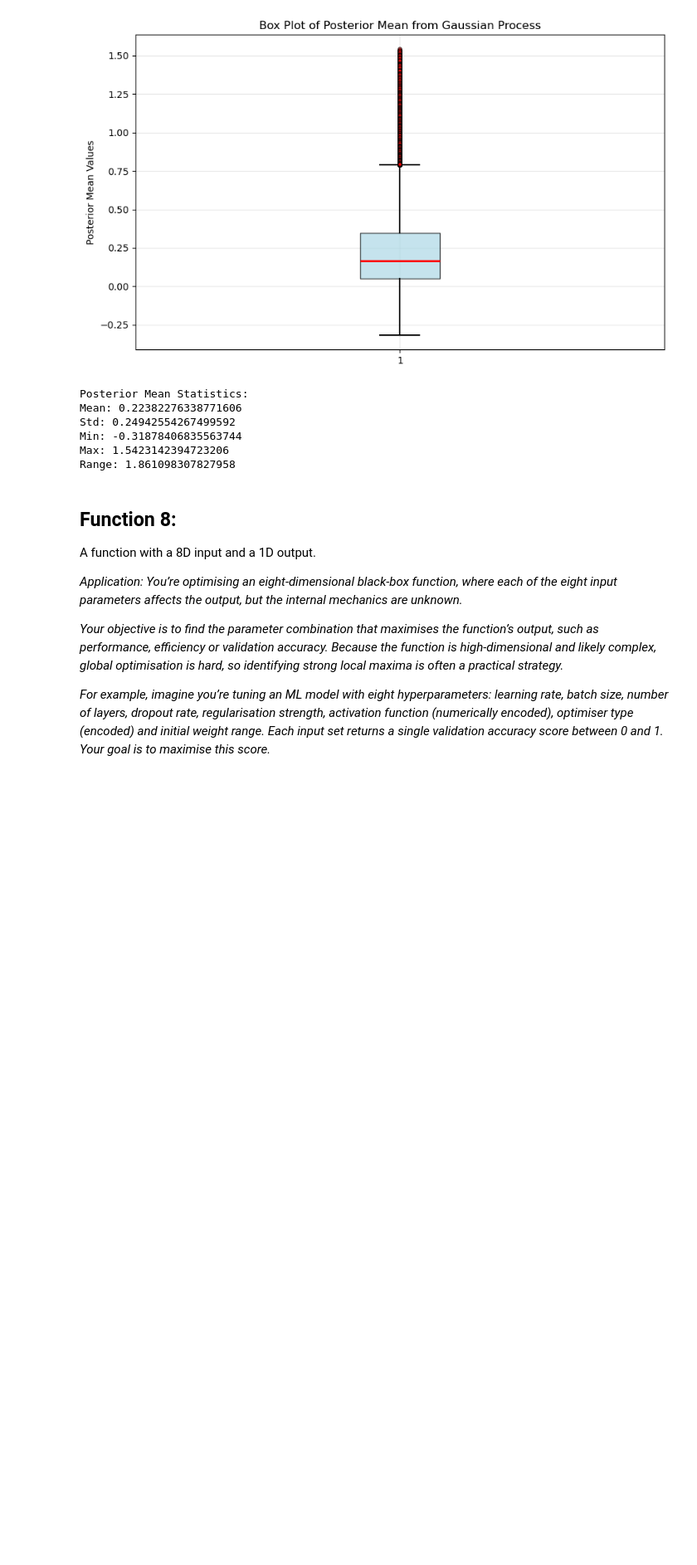
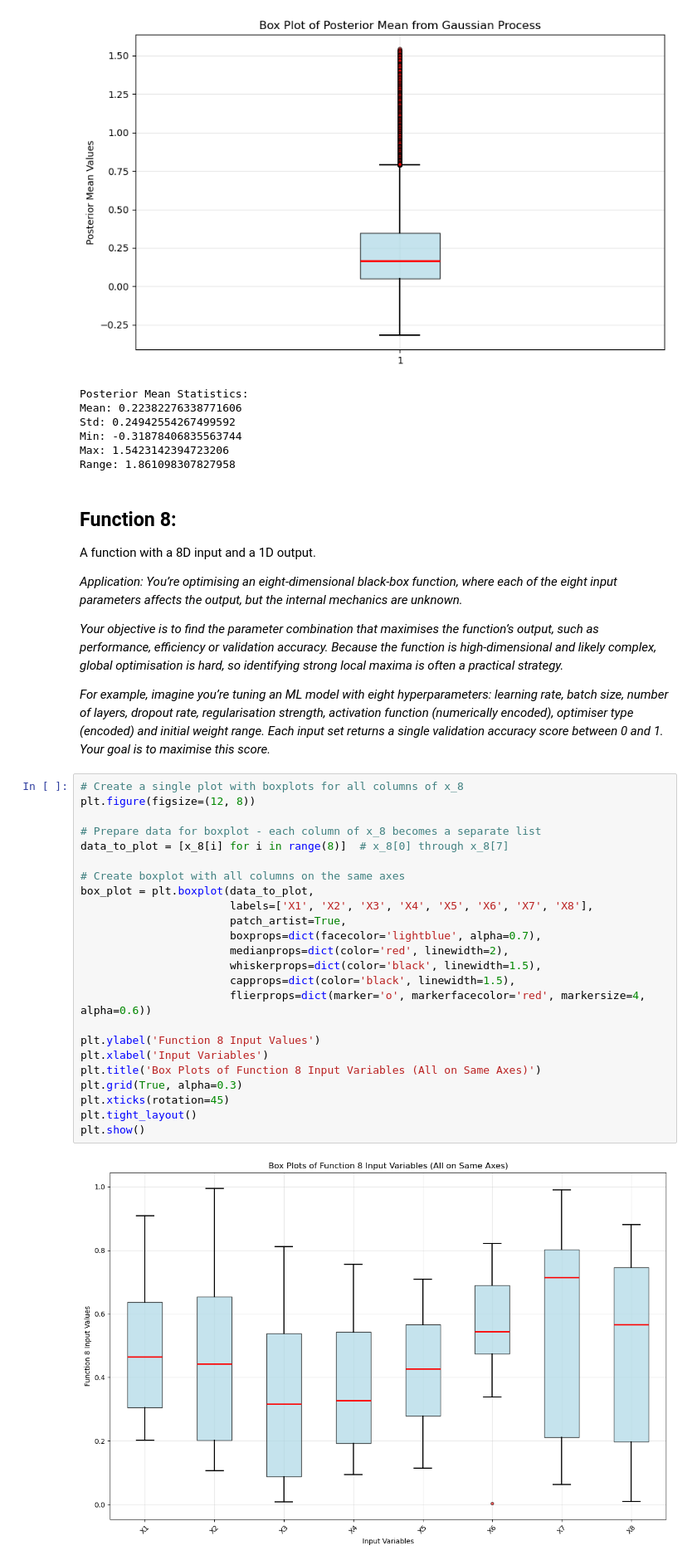
Before and after one commit to Kelly-A-W/Imperial-AI-and-ML-Course-Capstone-Project, a Jupyter notebook: capstone_assignment_12_1.ipynb, the cells around one changed output. Shown: that part at 83% size. Saved outputs shown, nothing was run; the diff lists cells and outputs as text; blank space fills up the shorter version.

```diff
--- a/capstone_assignment_12_1.ipynb
+++ b/capstone_assignment_12_1.ipynb
@@ -1287,3 +1287,29 @@ A function with a 8D input and a 1D output.
 *Your objective is to find the parameter combination that maximises the function’s output, such as performance, efficiency or validation accuracy. Because the function is high-dimensional and likely complex, global optimisation is hard, so identifying strong local maxima is often a practical strategy.*
 
 *For example, imagine you’re tuning an ML model with eight hyperparameters: learning rate, batch size, number of layers, dropout rate, regularisation strength, activation function (numerically encoded), optimiser type (encoded) and initial weight range. Each input set returns a single validation accuracy score between 0 and 1. Your goal is to maximise this score.*
+# %%
+# Create a single plot with boxplots for all columns of x_8
+plt.figure(figsize=(12, 8))
+
+# Prepare data for boxplot - each column of x_8 becomes a separate list
+data_to_plot = [x_8[i] for i in range(8)]  # x_8[0] through x_8[7]
+
+# Create boxplot with all columns on the same axes
+box_plot = plt.boxplot(data_to_plot,
+                       labels=['X1', 'X2', 'X3', 'X4', 'X5', 'X6', 'X7', 'X8'],
+                       patch_artist=True,
+                       boxprops=dict(facecolor='lightblue', alpha=0.7),
+                       medianprops=dict(color='red', linewidth=2),
+                       whiskerprops=dict(color='black', linewidth=1.5),
+                       capprops=dict(color='black', linewidth=1.5),
+                       flierprops=dict(marker='o', markerfacecolor='red', markersize=4, alpha=0.6))
+
+plt.ylabel('Function 8 Input Values')
+plt.xlabel('Input Variables')
+plt.title('Box Plots of Function 8 Input Variables (All on Same Axes)')
+plt.grid(True, alpha=0.3)
+plt.xticks(rotation=45)
+plt.tight_layout()
+plt.show()
+# %% [output]
+[figure, added]
```
Also changed, not shown: parts of 4 cells of this notebook.
